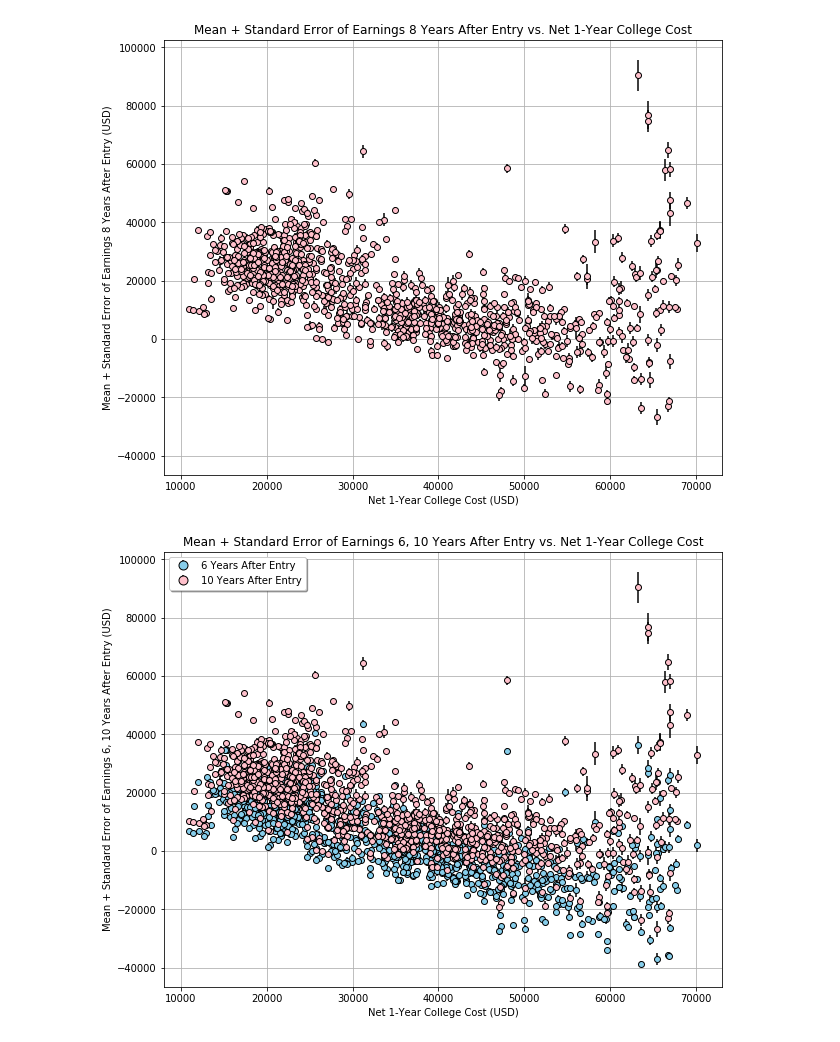
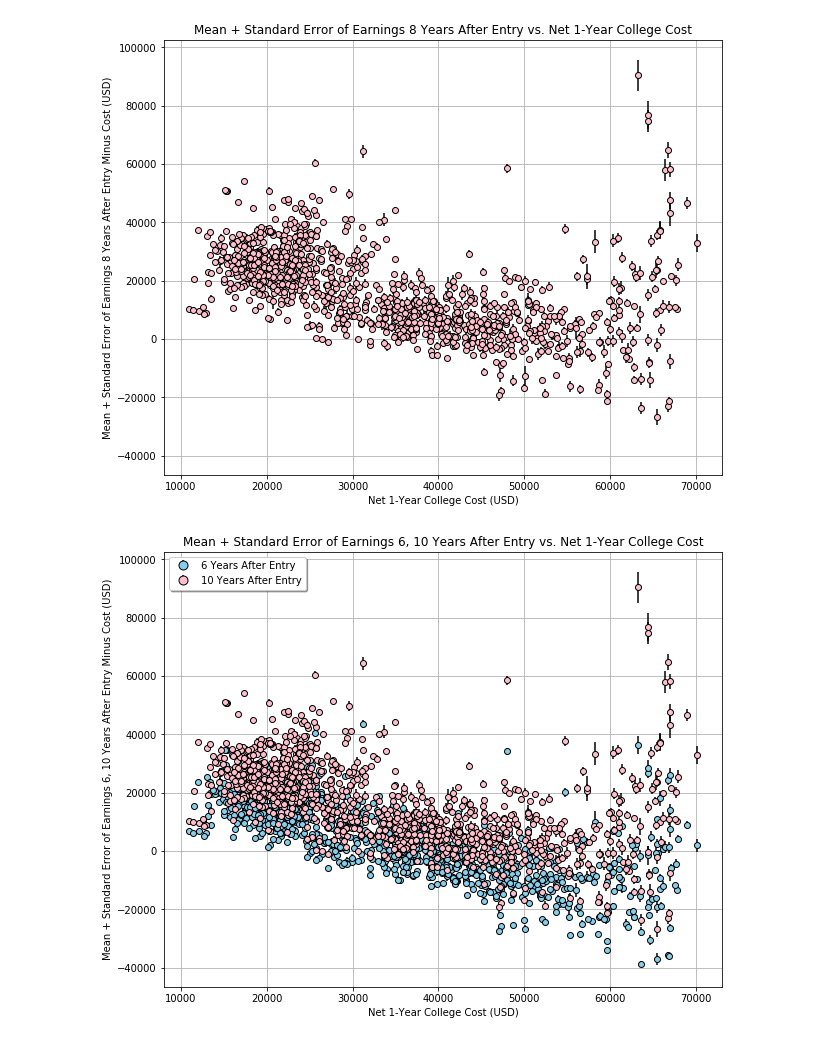
Before and after one commit to smodarressi/project1_bootcamp, a Jupyter notebook: Edu_CalcROI_Viz.ipynb, the cells around one changed output. Drawn from its saved outputs; the diff is of its cells as text; code cells hidden in the pictures.

```diff
--- a/Edu_CalcROI_Viz.ipynb
+++ b/Edu_CalcROI_Viz.ipynb
@@ -120,19 +120,19 @@ plt.ylim(-46560,102540);
 # %%
 ten_means_ls = ten_means.tolist()
 ten_sems_ls = ten_yr_school_costs['Std Error of (Earnings Mean-Cost)'].tolist()
 
 fig10, ax10 = plt.subplots(1, figsize=(10,8))
 
 ax10.errorbar(x_axis, ten_means_ls, ten_sems_ls, fmt="o", color='pink', markeredgecolor='black', ecolor='black')
 plt.title('Mean + Standard Error of Earnings 8 Years After Entry vs. Net 1-Year College Cost')
 plt.xlabel('Net 1-Year College Cost (USD)')
-plt.ylabel('Mean + Standard Error of Earnings 8 Years After Entry (USD)')
+plt.ylabel('Mean + Standard Error of Earnings 8 Years After Entry Minus Cost (USD)')
 plt.grid()
 plt.ylim(-46560,102540);
 
 #plt.savefig('10yr_earnings_v_cost.png')
 # %% [output]
-[figure, old version]
+[figure, new version]
 # %%
 fig, ax = plt.subplots(figsize=(10,8))
 
@@ -142,11 +142,11 @@ ax.errorbar(x_axis, six_means_ls, six_sems_ls, fmt="o", color='skyblue', markere
 ax.errorbar(x_axis, ten_means_ls, ten_sems_ls, fmt="o", color='pink', markeredgecolor='black', ecolor='black')
 plt.title('Mean + Standard Error of Earnings 6, 10 Years After Entry vs. Net 1-Year College Cost')
 plt.xlabel('Net 1-Year College Cost (USD)')
-plt.ylabel('Mean + Standard Error of Earnings 6, 10 Years After Entry (USD)')
+plt.ylabel('Mean + Standard Error of Earnings 6, 10 Years After Entry Minus Cost (USD)')
 plt.grid()
 plt.legend(['6 Years After Entry', '10 Years After Entry'], markerscale=1.5, shadow=True)
 plt.ylim(-46560,102540);
 
 #plt.savefig('6v10yr_earnings_v_cost.png')
 # %% [output]
-[figure, old version]
+[figure, new version]
```
Also changed, not shown: parts of 3 cells of this notebook.
